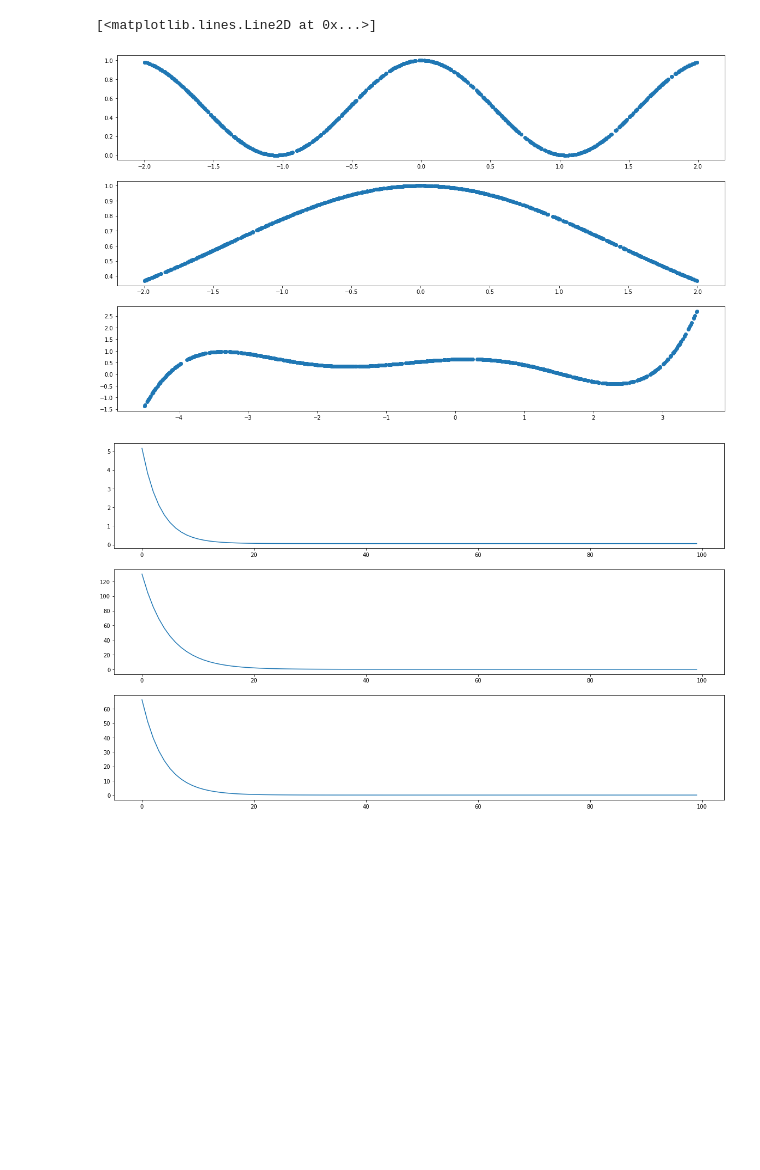
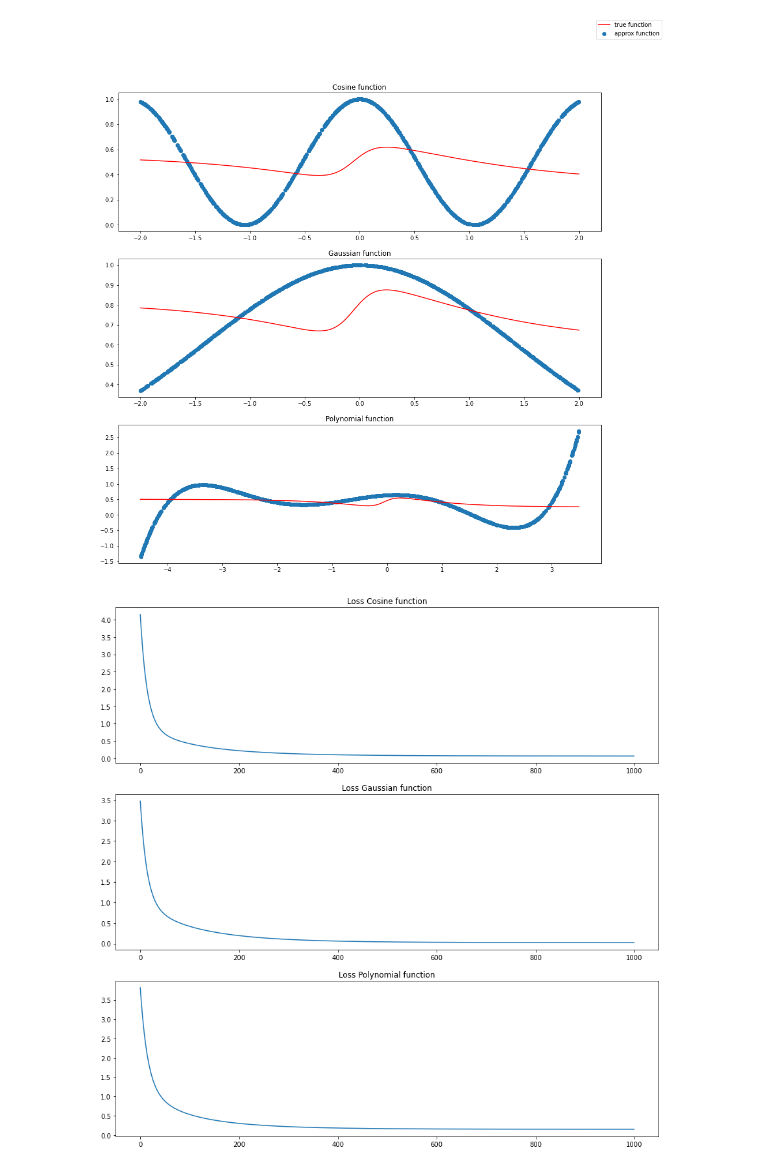
Before and after one commit to kebohn/deepLearningExercises, a Jupyter notebook: 3/2_layer_network.ipynb, the cells around one changed output. Saved outputs shown, nothing was run; the diff lists cells and outputs as text; code cells hidden in the pictures; blank space fills up the shorter version.

```diff
--- a/3/2_layer_network.ipynb
+++ b/3/2_layer_network.ipynb
@@ -44,57 +46,77 @@ def gradient_descent(x, t, w_1, w_2, eta, epochs):
     return w_1, w_2, loss_array
 # %%
 # define number of samples
-d = numpy.random.randint(low=20, high=2000)
+n = 1000
 
 # datasets
-x_1 = numpy.random.uniform(low=-2, high=2, size=(d+1))
-x_1[0] = 1. # add bias
-t_1 = cosine(x_1)
+x_1 = numpy.random.uniform(low=-2, high=2, size=(2,n))
+x_1[:,0] = 1. # add bias
+t_1 = cosine(x_1[1,:])
 
-x_2 = numpy.random.uniform(low=-2, high=2, size=(d+1))
-x_2[0] = 1. # add bias
-t_2 = gaussian(x_2)
+x_2 = numpy.random.uniform(low=-2, high=2, size=(2,n))
+x_2[:,0] = 1. # add bias
+t_2 = gaussian(x_2[1,:])
 
-x_3 = numpy.random.uniform(low=-4.5, high=3.5, size=(d+1))
-x_3[0] = 1. # add bias
-t_3 = polynomial(x_3)
+x_3 = numpy.random.uniform(low=-4.5, high=3.5, size=(2,n))
+x_3[:,0] = 1. # add bias
+t_3 = polynomial(x_3[1,:])
 
 # init weights
-k = 10 # number of hidden neurons
-w_1 = numpy.random.uniform(low=-10, high=10, size=(k+1,d+1)) # first layer weights
-w_1[0,:] = 0 # set to zero (bias)
+k = 3 # number of hidden neurons
+w_1 = numpy.random.uniform(low=-10, high=10, size=(k+1,2)) # first layer weights
 w_2 = numpy.random.uniform(low=-10, high=10, size=(k+1)) # second layer weights
 
 # learning rate
-eta = 0.01
+eta = 0.05
 
 # number of epochs
-epochs = 100
+epochs = 1000
 
 # run gradient descent for x_1 dataset
 w_x_1_1, w_x_1_2, loss_1 = gradient_descent(x_1, t_1, numpy.copy(w_1), numpy.copy(w_2), eta, epochs)
-
 
 # run gradient descent for x_3 dataset
 w_x_2_1, w_x_2_2, loss_2 = gradient_descent(x_2, t_2, numpy.copy(w_1), numpy.copy(w_2), eta, epochs)
 
 # run gradient descent for x_3 dataset
 w_x_3_1, w_x_3_2, loss_3 = gradient_descent(x_3, t_3, numpy.copy(w_1), numpy.copy(w_2), eta, epochs)
 
+# compute the network outputs
+x_1_new = numpy.arange(-2,2,0.001)
+x_1_new = numpy.vstack((numpy.ones(x_1_new.shape), x_1_new)) # add bias
+y_1 = network_output(x_1_new, w_x_1_1, w_x_1_2)[0]
+
+x_2_new = numpy.arange(-2,2,0.001)
+x_2_new = numpy.vstack((numpy.ones(x_2_new.shape), x_2_new)) # add bias
+y_2 = network_output(x_2_new, w_x_2_1, w_x_2_2)[0]
+
+x_3_new = numpy.arange(-4.5,3.5,0.001)
+x_3_new = numpy.vstack((numpy.ones(x_3_new.shape), x_3_new)) # add bias
+y_3 = network_output(x_3_new, w_x_3_1, w_x_3_2)[0]
+
 
 # plot the graphs
-fig, (ax1, ax2, ax3) = plt.subplots(3,figsize=(20,12))
-ax1.scatter(x_1, t_1)
-ax2.scatter(x_2, t_2)
-ax3.scatter(x_3, t_3)
+fig, (ax1, ax2, ax3) = plt.subplots(3,figsize=(15,15))
+ax1.scatter(x_1[1,:], t_1)
+ax1.plot(x_1_new[1,:], y_1,'r-')
+ax1.title.set_text('Cosine function')
+ax2.scatter(x_2[1,:], t_2)
+ax2.plot(x_2_new[1,:], y_2,'r-')
+ax2.title.set_text('Gaussian function')
+ax3.scatter(x_3[1,:], t_3)
+ax3.plot(x_3_new[1,:], y_3,'r-')
+ax3.title.set_text('Polynomial function')
+fig.legend(['true function','approx function'])
 
 # plot the loss functions
 x = numpy.arange(0,epochs)
-fig, (ax1, ax2, ax3) = plt.subplots(3,figsize=(20,12))
+fig, (ax1, ax2, ax3) = plt.subplots(3,figsize=(15,15))
 ax1.plot(x, loss_1)
+ax1.title.set_text('Loss Cosine function')
 ax2.plot(x, loss_2)
+ax2.title.set_text('Loss Gaussian function')
 ax3.plot(x, loss_3)
+ax3.title.set_text('Loss Polynomial function')
 # %% [output]
-[<matplotlib.lines.Line2D at 0x...>]
-[figure, old version]
+[figure, new version]
-[figure, old version]
+[figure, new version]
```
Also changed, not shown: parts of 1 cell of this notebook.
